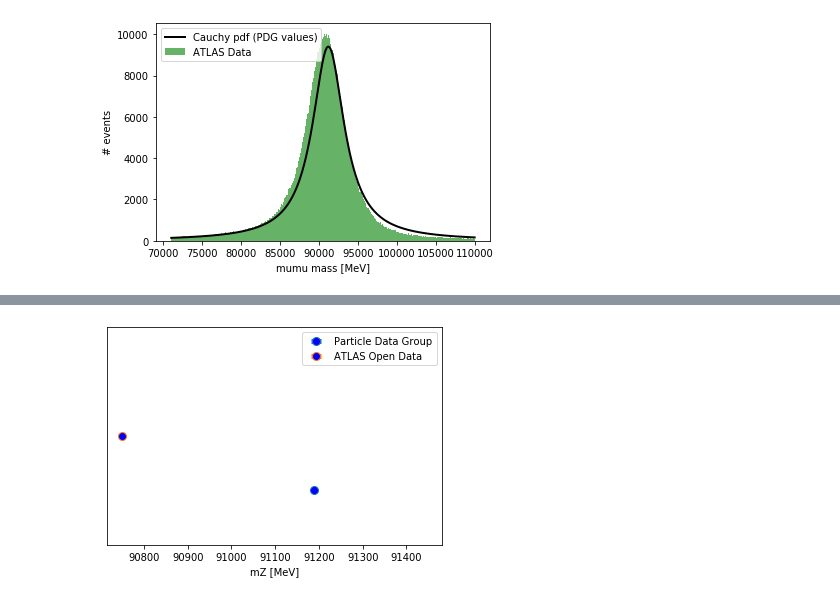
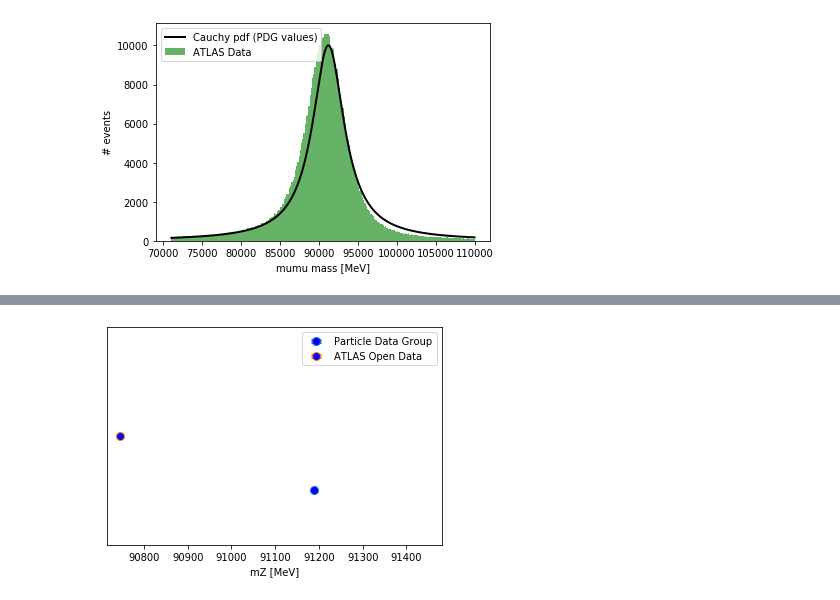
Before and after one commit to keaveney/UCT3rdYearLabATLASOpenData, a Jupyter notebook: Part1_MeasureTheZBosonMass.ipynb, the cells around one changed output, grey strips where cells are left out. Saved outputs shown, nothing was run; the diff lists cells and outputs as text; code cells hidden in the pictures.

Commit message:
added much markdown commentary to part 1

```diff
--- a/Part1_MeasureTheZBosonMass.ipynb
+++ b/Part1_MeasureTheZBosonMass.ipynb
@@ -14,18 +14,18 @@ from scipy import stats
 from scipy.stats import cauchy
 import pandas as pd
 # %%
-#the first thing we want to do is read our data file.
+# the first thing we want to do is read our data file.
 %time
 eventsData = uproot.open("data_Skim_mumu.root")["mini"] #this command tells uproot where to find the file
-#here the file is converted into the very poweful 'pandas dataframe' format which is used a lot in modern
-#statistical analysis. You can think of the dataframe as a super-charged spreadsheet. Each row represents
+# here the file is converted into the very poweful 'pandas dataframe' format which is used a lot in modern
+# statistical analysis. You can think of the dataframe as a super-charged spreadsheet. Each row represents
 # a proton-proton collision event, and every column represents a piece of information ('observable') we have
 # recorded from that event.
 
-#In this notebook we are going to work with six observables: the components of the muon's four-vector
+# In this notebook we are going to work with 7 observables: the components of the muon's four-vector, the charge of the muon
 # and two extra variables related to how isolated the muon is from other particles. As we will have two muons
-# produced in each event, that makes twelve observables per event.
-df = eventsData.pandas.df(["muon_E", "muon_pt", "muon_phi", "muon_eta", "muon_etcone20", "muon_ptcone30"])
+# produced in each event, that makes 14 observables per event.
+df = eventsData.pandas.df(["muon_E", "muon_pt", "muon_phi", "muon_eta", "muon_charge", "muon_etcone20", "muon_ptcone30"])
 
 print("File has been successfully opened!")
 # %% [output]
@@ -55,24 +60,26 @@ df
 # %%
-# The next thing we want to do is apply some more critertia to our data so that it is dominaned
-#as much as possible by the Z->mumu process while still retaining as many events as possible.
-%time
+#cut0: we require the charges of the muons to be opposite (by requiring the sum to be 0)
+cuts0 = df[ ((df["muon_charge[0]"]) + (df["muon_charge[1]"])  == 0)   ]
 
-#cut0: we require the transervse momentum of each muon to be above 20000 MeV'
-cuts0 = df[(df["muon_pt[0]"] > 20000)  & (df["muon_pt[1]"] > 20000 )]
+#cut1: we require the transervse momentum of each muon to be above 20000 MeV'
+cuts1 = cuts0[(cuts0["muon_pt[0]"] > 20000) & (cuts0["muon_pt[1]"] > 20000 )]
 
-#cut0: we require the absolute pseudorapidity of each muon to be below 2.4'
-cuts1 = cuts0[( np.abs(cuts0["muon_eta[0]"]) < 2.4)  & ( np.abs(cuts0["muon_eta[1]"]) < 2.4)]
+#cut2: we require the absolute pseudorapidity of each muon to be below 2.4'
+cuts2 = cuts1[( np.abs(cuts1["muon_eta[0]"]) < 2.4) & ( np.abs(cuts1["muon_eta[1]"]) < 2.4)]
 
+# cuts 2&3: we require the muons to be isolated from other particles in the event these criteria will be
+# explored later in step 7, for now leave them commented out.
 
-#cuts 2&3: we require the muons to be isolated from other particles in the event
-# these criteria will be explored later in step 8, for now leave them commented out.
-#cuts2 = cuts1[( (cuts1["muon_etcone20[0]"])/(cuts1["muon_pt[0]"]) < 0.1) & ( (cuts1["muon_etcone20[1]"])/(cuts1["muon_pt[1]"]) < 0.1) ]
-#cuts3 = cuts1[( (cuts1["muon_ptcone30[0]"])/(cuts1["muon_pt[0]"]) < 0.1) & ( (cuts1["muon_ptcone30[1]"])/(cuts1["muon_pt[1]"]) < 0.1) ]
-
+#cuts3 = cuts2[( (cuts2["muon_etcone20[0]"])/(cuts2["muon_pt[0]"]) < 0.1) & ( (cuts2["muon_etcone20[1]"])/(cuts2["muon_pt[1]"]) < 0.1) ]
+#cuts4 = cuts3[( (cuts3["muon_ptcone30[0]"])/(cuts3["muon_pt[0]"]) < 0.1) & ( (cuts3["muon_ptcone30[1]"])/(cuts3["muon_pt[1]"]) < 0.1) ]
 
 #we copy out finally selected dataframe to a new variable 'finalData' for convenience
-finalData =  cuts1
+finalData =  cuts2 # you will have to change this line when you want to inlcude the muon
+#isolation criteria, i.e., "finalData =  cuts4"
 
 #let's check how many events we have selected after all our criteria have been applied
 print("Number of selected events = " + str(len(finalData.index)))
+
+# and have a look at our finally selected dataframe
+finalData
 # %% [output]
@@ -147,7 +151,7 @@ minMass = 71000
 maxMass = 110000
 
 #the number of bins
-nBins = 300
+nBins = 250
 
 # creating the histogram as two arrays (bin edges & counts in the bins) numpy
 countsData, edges = np.histogram(lvArray.mass, bins=nBins, range=(minMass, maxMass))
@@ -165,31 +169,31 @@ bin_width = edges[1] - edges[0]
 # This gives us the integral
 integral = bin_width * sum(countsData[0:nBins])
 
 # we can make an array of the centre of each bin directly from the edges array
 #this will be useful in plotting our pdf
 centres = (edges[1:] + edges[:-1]) / 2
 
 #fit a Cauchy distributions to the dimuon mass data
 #mu, std = cauchy.fit(lvArray.mass)
 #print("mu = " + str(mu))
 #print("std = " + str(std))
 
 # so we are almost ready to compare our data histogram with the predicted Cauchy distribution.
 # but we know the Cauchy pdf has two free parameters: the mean (mu) and standard deviation (sigma).
 # what should we choose for these values for a first comparison? Why not the world-average values
 #published by the Particle Data group below...
 
 mZPDG  = 91187.6
 sigmaZPDG = 2495.2
 
 #let's make the comparison plot
 plt.figure()
 p = (cauchy.pdf(centres, mZPDG, sigmaZPDG) * integral)
 plt.plot(centres, p, 'k',label="Cauchy pdf (PDG values)", linewidth=2)
 plt.hist(lvArray.mass, bins=nBins, range=[minMass, maxMass],label="ATLAS Data", alpha=0.6, color='g')
 plt.legend()
 plt.xlabel("mumu mass [MeV]")
 plt.ylabel("# events")
 plt.show()
 # %% [output]
-[figure, old version]
+[figure, new version]
```
Also changed, not shown: parts of 14 cells of this notebook, 1 other file.
